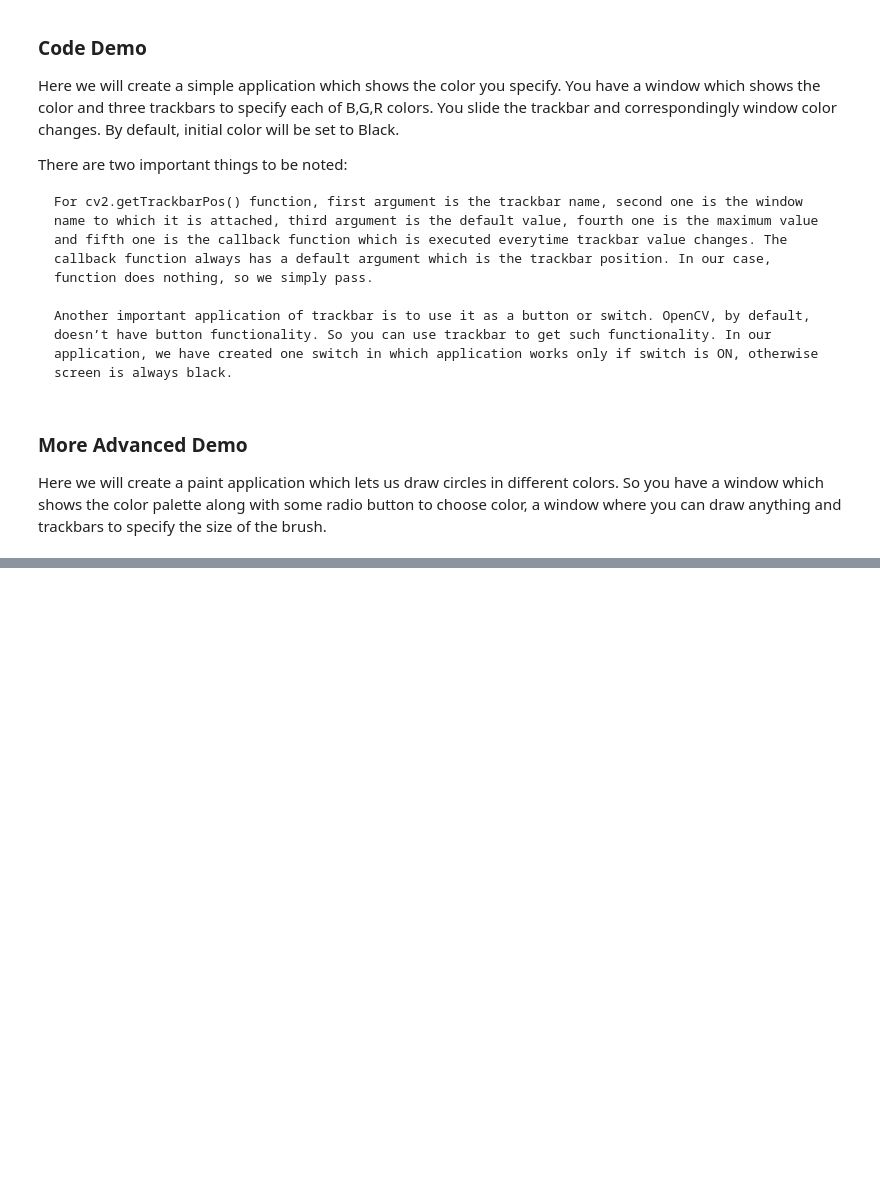
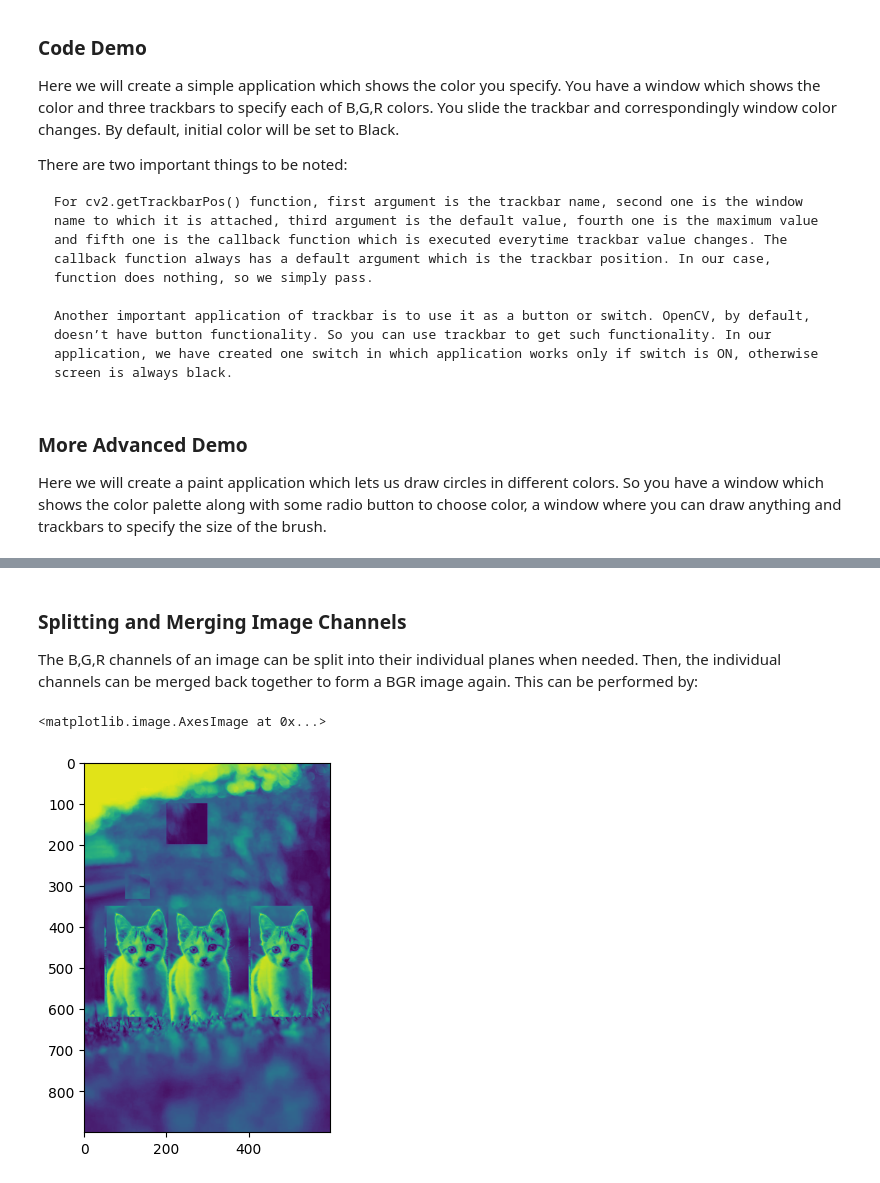
Before and after one commit to AlrIsmail/robotics_fundamentals, a Jupyter notebook: opencv.ipynb, the cells around one changed output, grey strips where cells are left out. Drawn from its saved outputs; the diff is of its cells as text; code cells hidden in the pictures; blank space fills up the shorter version.

```diff
--- a/opencv.ipynb
+++ b/opencv.ipynb
@@ -855,0 +951,12 @@ cv.destroyAllWindows()
+# %% [markdown]
+### Splitting and Merging Image Channels
+The B,G,R channels of an image can be split into their individual planes when needed. Then, the individual channels can be merged back together to form a BGR image again. This can be performed by:
+# %%
+b, g, r = cv.split(img)
+img = cv.merge((b, g, r))
+# or
+b = img[:, :, 0]
+plt.imshow(b)
+# %% [output]
+<matplotlib.image.AxesImage at 0x...>
+[figure, added]
```
Also changed, not shown: parts of 17 cells of this notebook.
